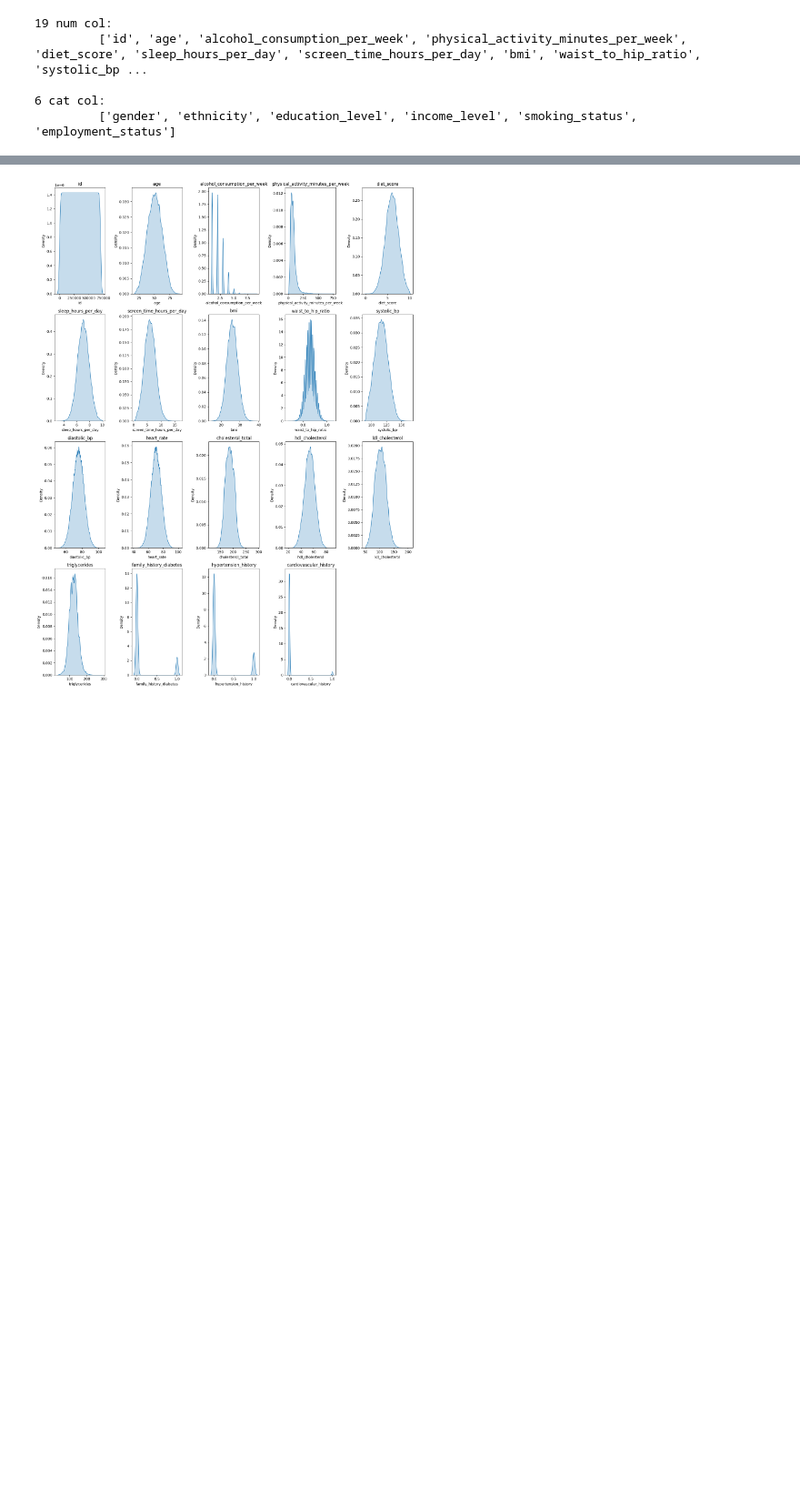
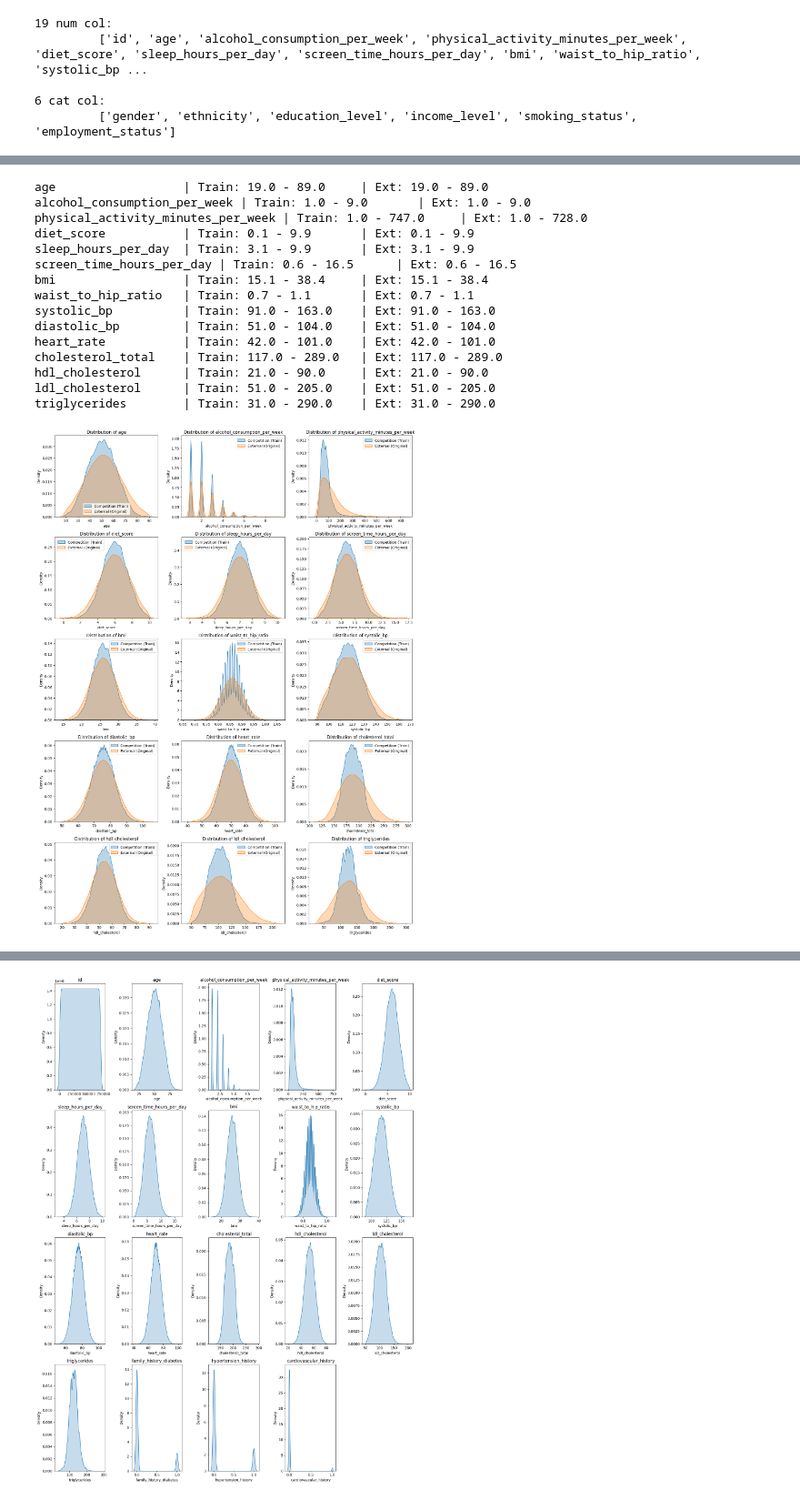
Before and after one commit to T6523/diabetes-prediction-s5e12, a Jupyter notebook: notebook/eda.ipynb, the cells around one changed output, grey strips where cells are left out. Shown at 91% size. Drawn from its saved outputs; the diff is of its cells as text; code cells hidden in the pictures; blank space fills up the shorter version.

```diff
--- a/notebook/eda.ipynb
+++ b/notebook/eda.ipynb
@@ -57,0 +114,8 @@ import matplotlib.pyplot as plt
+# %%
+from config import ORDINAL_COLS,NOMINAL_COLS
+
+cat_cols = ORDINAL_COLS+NOMINAL_COLS
+
+for col in cat_cols:
+    print('ex', ex[col].nunique(), ex[col].unique())
+    print('df', df[col].nunique(), df[col].unique())
@@ -57,0 +135,11 @@ import matplotlib.pyplot as plt
+# %%
+from config import NUMERIC_COLS
+
+for col in NUMERIC_COLS:
+    min_val = df[col].min()
+    max_val = df[col].max()
+
+    ex = ex[
+        (ex[col] >= min_val) &
+        (ex[col] <= max_val)
+    ]
@@ -57,0 +159,52 @@ import matplotlib.pyplot as plt
+# %%
+import matplotlib.pyplot as plt
+import seaborn as sns
+
+# 2. Setup the plot grid
+n_cols = 3
+n_rows = (len(NUMERIC_COLS) + n_cols - 1) // n_cols
+fig, axes = plt.subplots(n_rows, n_cols, figsize=(15, 4 * n_rows))
+axes = axes.flatten()
+
+for i, col in enumerate(NUMERIC_COLS):
+    if col in df.columns and col in ex.columns:
+        ax = axes[i]
+
+        # Plot Train Data (Blue)
+        sns.kdeplot(
+            data=df, x=col,
+            label='Competition (Train)', fill=True, alpha=0.3, ax=ax
+        )
+
+        # Plot External Data (Orange)
+        sns.kdeplot(
+            data=ex, x=col,
+            label='External (Original)', fill=True, alpha=0.3, ax=ax
+        )
+
+        ax.set_title(f"Distribution of {col}")
+        ax.legend()
+
+# Turn off empty subplots
+for j in range(i + 1, len(axes)):
+    axes[j].axis('off')
+
+plt.tight_layout()
+plt.show()
+# %% [output]
+age                  | Train: 19.0 - 89.0     | Ext: 19.0 - 89.0
+alcohol_consumption_per_week | Train: 1.0 - 9.0       | Ext: 1.0 - 9.0
+physical_activity_minutes_per_week | Train: 1.0 - 747.0     | Ext: 1.0 - 728.0
+diet_score           | Train: 0.1 - 9.9       | Ext: 0.1 - 9.9
+sleep_hours_per_day  | Train: 3.1 - 9.9       | Ext: 3.1 - 9.9
+screen_time_hours_per_day | Train: 0.6 - 16.5      | Ext: 0.6 - 16.5
+bmi                  | Train: 15.1 - 38.4     | Ext: 15.1 - 38.4
+waist_to_hip_ratio   | Train: 0.7 - 1.1       | Ext: 0.7 - 1.1
+systolic_bp          | Train: 91.0 - 163.0    | Ext: 91.0 - 163.0
+diastolic_bp         | Train: 51.0 - 104.0    | Ext: 51.0 - 104.0
+heart_rate           | Train: 42.0 - 101.0    | Ext: 42.0 - 101.0
+cholesterol_total    | Train: 117.0 - 289.0   | Ext: 117.0 - 289.0
+hdl_cholesterol      | Train: 21.0 - 90.0     | Ext: 21.0 - 90.0
+ldl_cholesterol      | Train: 51.0 - 205.0    | Ext: 51.0 - 205.0
+triglycerides        | Train: 31.0 - 290.0    | Ext: 31.0 - 290.0
+[figure, added]
```
Also changed, not shown: parts of 12 cells of this notebook, 9 other files.
